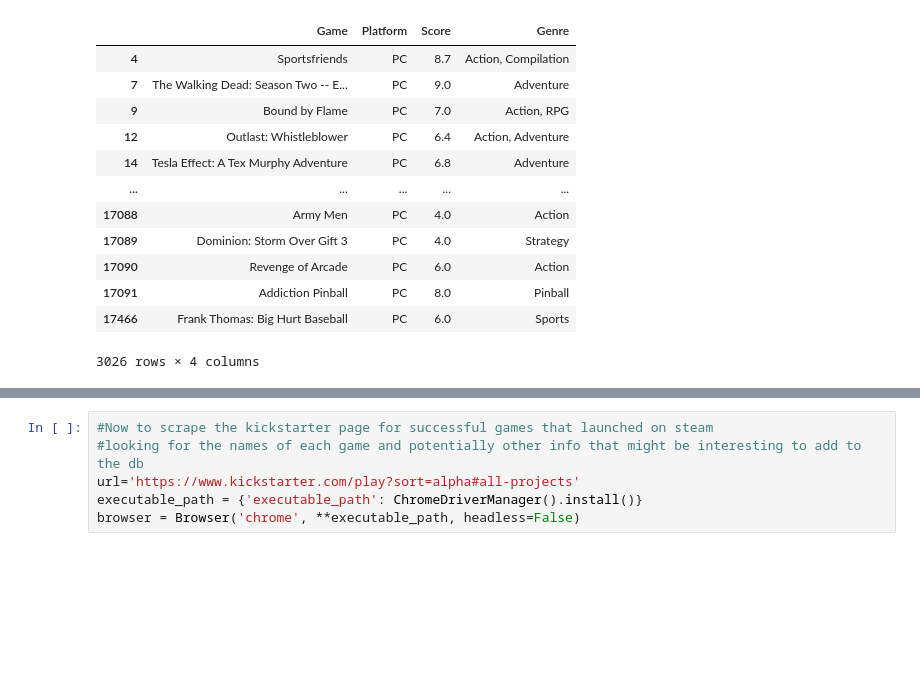
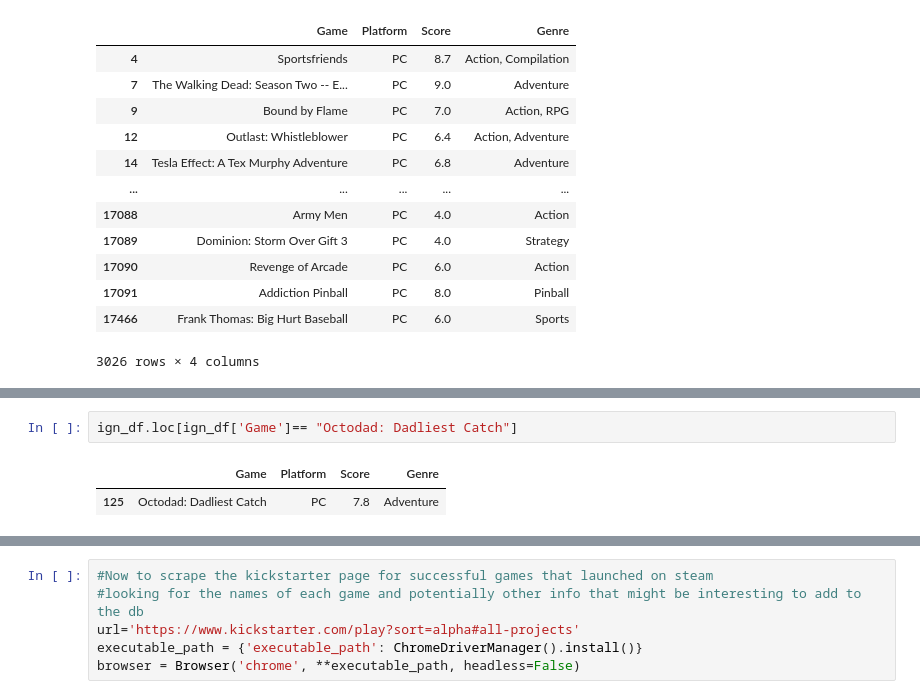
Before and after one commit to Witwer93/ETL-Project, a Jupyter notebook: etl_project_file.ipynb, the cells around one changed output, grey strips where cells are left out. Drawn from its saved outputs; the diff is of its cells as text; blank space fills up the shorter version.

```diff
--- a/etl_project_file.ipynb
+++ b/etl_project_file.ipynb
@@ -126,0 +187,5 @@ ign_df_pc.loc[ign_df_pc['Game'] == 'Castle Story']
+# %%
+ign_df.loc[ign_df['Game']== "Octodad: Dadliest Catch"]
+# %% [output]
+|  | Game | Platform | Score | Genre |
+| 125 | Octodad: Dadliest Catch | PC | 7.8 | Adventure |
```
Also changed, not shown: parts of 11 cells of this notebook.
